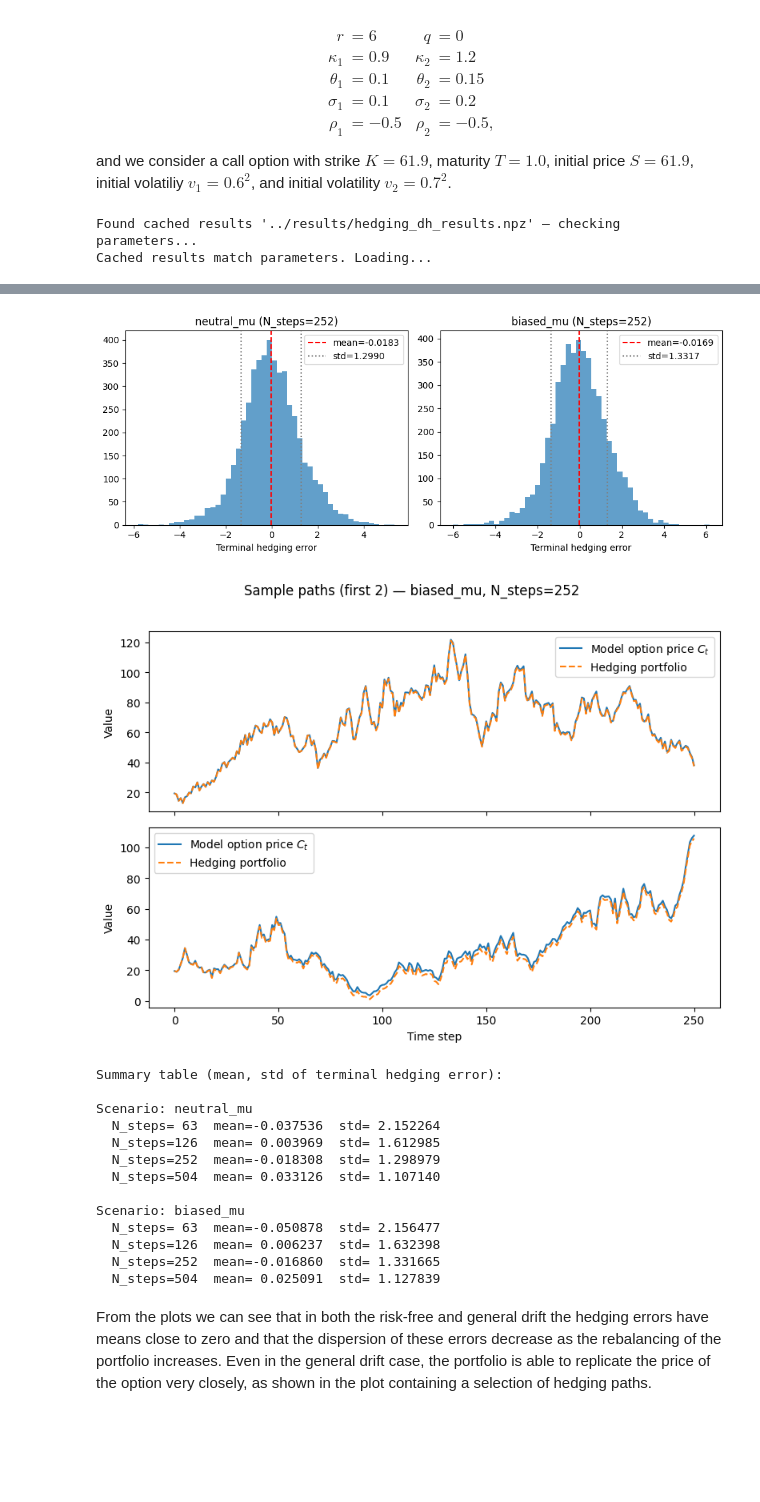
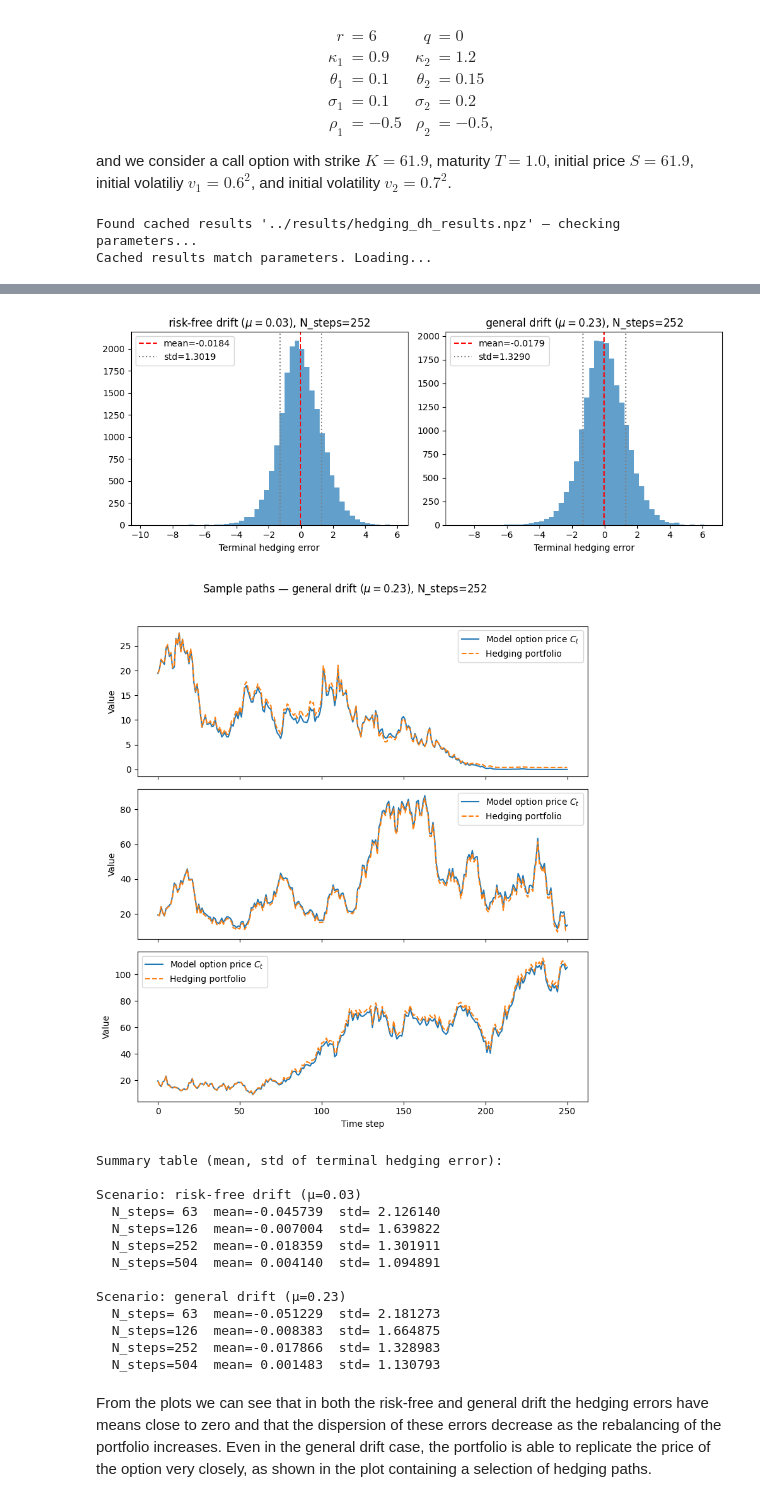
Before and after one commit to martinmf-dev/double-heston, a Jupyter notebook: notebooks/DoubleHeston.ipynb, the cells around one changed output, grey strips where cells are left out. Cells and saved outputs as stored; diff of their text form; code cells hidden in the pictures; blank space fills up the shorter version.

Commit message:
Fixes plot titles

```diff
--- a/notebooks/DoubleHeston.ipynb
+++ b/notebooks/DoubleHeston.ipynb
@@ -249,7 +249,7 @@ DoubleHeston_ref = models.doubleheston.DoubleHeston(
 K, T, S0, v01, v02 = 61.9, 1.0, 61.9, 0.6**2, 0.7**2
 
 # Hedging experiment parameters
-N_paths = 5000
+N_paths = 20000
 nsteps_list = [63*2**i for i in range(4)]
 seed = 20
 
@@ -259,8 +259,8 @@ quad_params = {'nodes': 32}
 
 # Drift scenarios
 scenarios = {
-    "neutral_mu": DoubleHeston_ref.r,
-    "biased_mu": DoubleHeston_ref.r + 0.2
+    "risk-free drift": DoubleHeston_ref.r,
+    "general drift": DoubleHeston_ref.r + 0.2
 }
 
 # ----------------------
@@ -332,7 +332,7 @@ for ax, (scen_name, dic) in zip(axes, results.items()):
     data = [dic[n]['hed_err'] for n in nsteps_list]
     ax.boxplot(data, tick_labels=[str(n) for n in nsteps_list], showfliers=False)
     ax.axhline(0, color='k', linestyle='--', linewidth=0.7)
-    ax.set_title(f"Terminal hedging error by N_steps\nScenario: {scen_name}")
+    ax.set_title("Terminal hedging error by N_steps\n"+f"{scen_name} ($\mu= {scenarios[scen_name]}$)")
     ax.set_xlabel("N_steps")
     ax.set_ylabel("Hedging error (Portfolio - Payoff)")
 plt.tight_layout()
@@ -350,7 +350,7 @@ for ax, (scen_name, dic) in zip(axes, results.items()):
     ax.axvline(np.mean(hed), color='red', linestyle='--', label=f"mean={np.mean(hed):.4f}")
     ax.axvline(np.mean(hed)+np.std(hed), color='gray', linestyle=':', label=f"std={np.std(hed):.4f}")
     ax.axvline(np.mean(hed)-np.std(hed), color='gray', linestyle=':')
-    ax.set_title(f"{scen_name} (N_steps={chosen_n})")
+    ax.set_title(f"{scen_name} ($\mu= {scenarios[scen_name]}$), N_steps={chosen_n}")
     ax.set_xlabel("Terminal hedging error")
     ax.legend()
 plt.tight_layout()
@@ -358,14 +358,14 @@ fig.savefig(os.path.join(results_folder, f"hedging_dh_hist_N{chosen_n}.png"))
 plt.show()
 
 # 3) Sample path plots: option price vs hedging portfolio
-example_scenario = 'biased_mu'
+example_scenario = 'general drift'
 example_N = nsteps_list[-2]
 ex = results[example_scenario][example_N]['out']
 S = ex['S']
 Price_call = ex['Price_call']
 Portfolio = ex['Portfolio']
 
-chosen_paths = [ 162, 55]
+chosen_paths = [24, 165, 55]
 n_show = len(chosen_paths)#min(3, N_paths)
 fig, axes = plt.subplots(n_show, 1, figsize=(8, 3*n_show), sharex=True)
 threshold = 1e-4  # defines what price of call is "effectively zero" for plotting purposes
@@ -379,7 +379,7 @@ for i, path_idx in enumerate(chosen_paths):
     axes[i].set_ylabel("Value")
     axes[i].legend()
 axes[-1].set_xlabel("Time step")
-plt.suptitle(f"Sample paths (first {n_show}) — {example_scenario}, N_steps={example_N}")
+plt.suptitle(f"Sample paths — {example_scenario} ($\mu= {scenarios[example_scenario]}$), N_steps={example_N}")
 plt.tight_layout(rect=[0,0,1,0.96])
 fig.savefig(os.path.join(results_folder, f"hedging_dh_paths_{example_scenario}_N{example_N}.png"))
 plt.show()
@@ -387,7 +387,7 @@ plt.show()
 # 4) Summary table
 print("\nSummary table (mean, std of terminal hedging error):")
 for scen_name, dic in results.items():
-    print(f"\nScenario: {scen_name}")
+    print(f"\nScenario: {scen_name} (µ={scenarios[scen_name]})")
     for N_steps in nsteps_list:
         mean_err = dic[N_steps]['mean']
         std_err = dic[N_steps]['std']
@@ -399,18 +399,18 @@ Cached results match parameters. Loading...
-[figure, old version]
+[figure, new version]
-[figure, old version]
+[figure, new version]
 Summary table (mean, std of terminal hedging error):
 
-Scenario: neutral_mu
-  N_steps= 63  mean=-0.037536  std= 2.152264
-  N_steps=126  mean= 0.003969  std= 1.612985
-  N_steps=252  mean=-0.018308  std= 1.298979
-  N_steps=504  mean= 0.033126  std= 1.107140
+Scenario: risk-free drift (µ=0.03)
+  N_steps= 63  mean=-0.045739  std= 2.126140
+  N_steps=126  mean=-0.007004  std= 1.639822
+  N_steps=252  mean=-0.018359  std= 1.301911
+  N_steps=504  mean= 0.004140  std= 1.094891
 
-Scenario: biased_mu
-  N_steps= 63  mean=-0.050878  std= 2.156477
-  N_steps=126  mean= 0.006237  std= 1.632398
-  N_steps=252  mean=-0.016860  std= 1.331665
-  N_steps=504  mean= 0.025091  std= 1.127839
+Scenario: general drift (µ=0.23)
+  N_steps= 63  mean=-0.051229  std= 2.181273
+  N_steps=126  mean=-0.008383  std= 1.664875
+  N_steps=252  mean=-0.017866  std= 1.328983
+  N_steps=504  mean= 0.001483  std= 1.130793
 # %% [markdown]
 From the plots we can see that in both the risk-free and general drift the hedging errors have means close to zero and that the dispersion of these errors decrease as the rebalancing of the portfolio increases. Even in the general drift case, the portfolio is able to replicate the price of the option very closely, as shown in the plot containing a selection of hedging paths.
 # %% [markdown]
```
Also changed, not shown: parts of 8 cells of this notebook.
